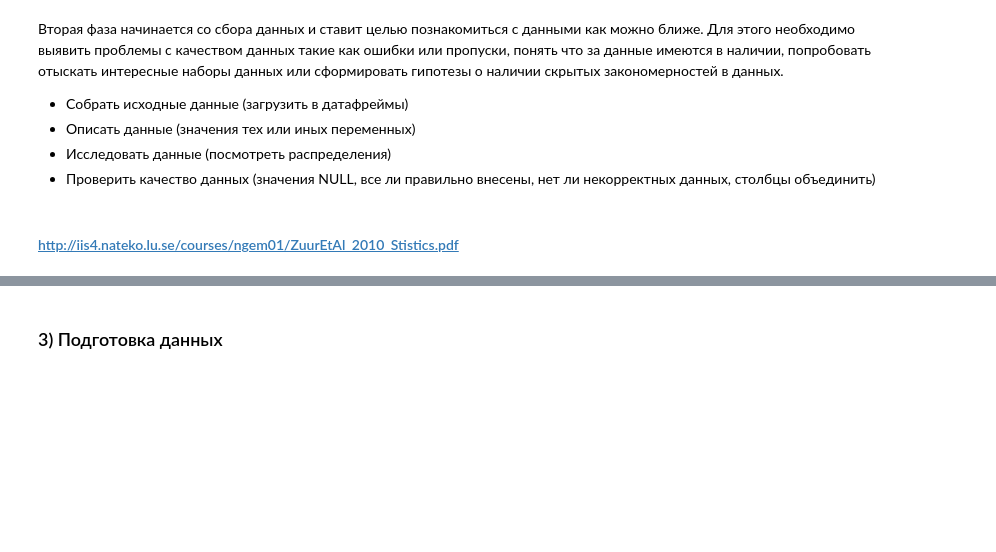
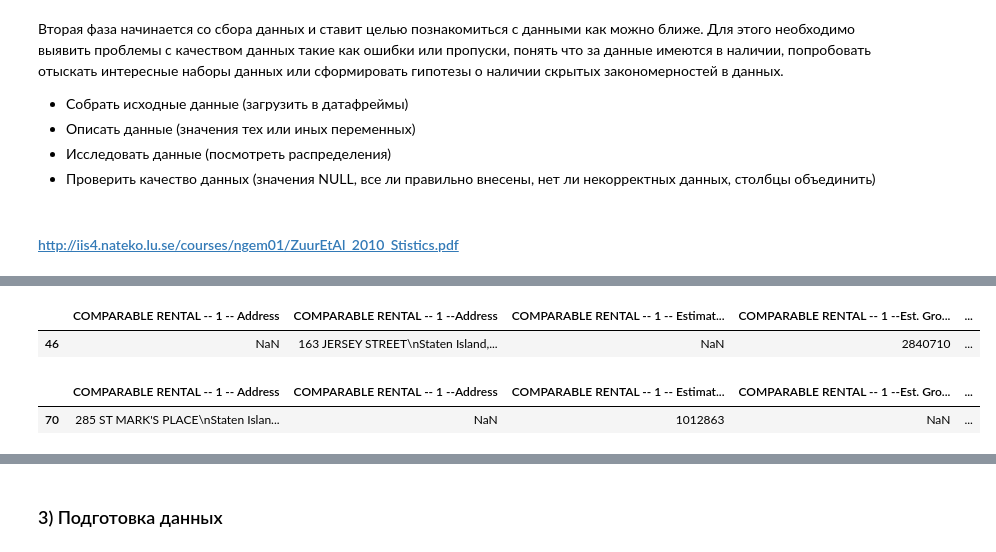
Before and after one commit to mihanlg/ITDA-Project, a Jupyter notebook: Project_Group8.ipynb, the cells around one changed output, grey strips where cells are left out. Drawn from its saved outputs; the diff is of its cells as text; code cells hidden in the pictures; blank space fills up the shorter version.

```diff
--- a/Project_Group8.ipynb
+++ b/Project_Group8.ipynb
@@ -118,0 +180,10 @@ cooperativeDF.keys()
+# %%
+cooperativeDF['Staten_Island'][cooperativeDF['Staten_Island']['Year'] == 2010][cooperativeDF['Staten_Island'].columns[[0, 15, 5, 19, 54, 73, 75]]].head(1)
+# %% [output]
+|  | COMPARABLE RENTAL -- 1 -- Address | COMPARABLE RENTAL -- 1 --Address | COMPARABLE RENTAL -- 1 -- Estimat... | COMPARABLE RENTAL -- 1 --Est. Gro... | ... |
+| 46 | NaN | 163 JERSEY STREET\nStaten Island,... | NaN | 2840710 | ... |
+# %%
+cooperativeDF['Staten_Island'][cooperativeDF['Staten_Island']['Year'] == 2011][cooperativeDF['Staten_Island'].columns[[0, 15, 5, 19, 54, 73, 75]]].head(1)
+# %% [output]
+|  | COMPARABLE RENTAL -- 1 -- Address | COMPARABLE RENTAL -- 1 --Address | COMPARABLE RENTAL -- 1 -- Estimat... | COMPARABLE RENTAL -- 1 --Est. Gro... | ... |
+| 70 | 285 ST MARK'S PLACE\nStaten Islan... | NaN | 1012863 | NaN | ... |
```
Also changed, not shown: parts of 40 cells of this notebook.
